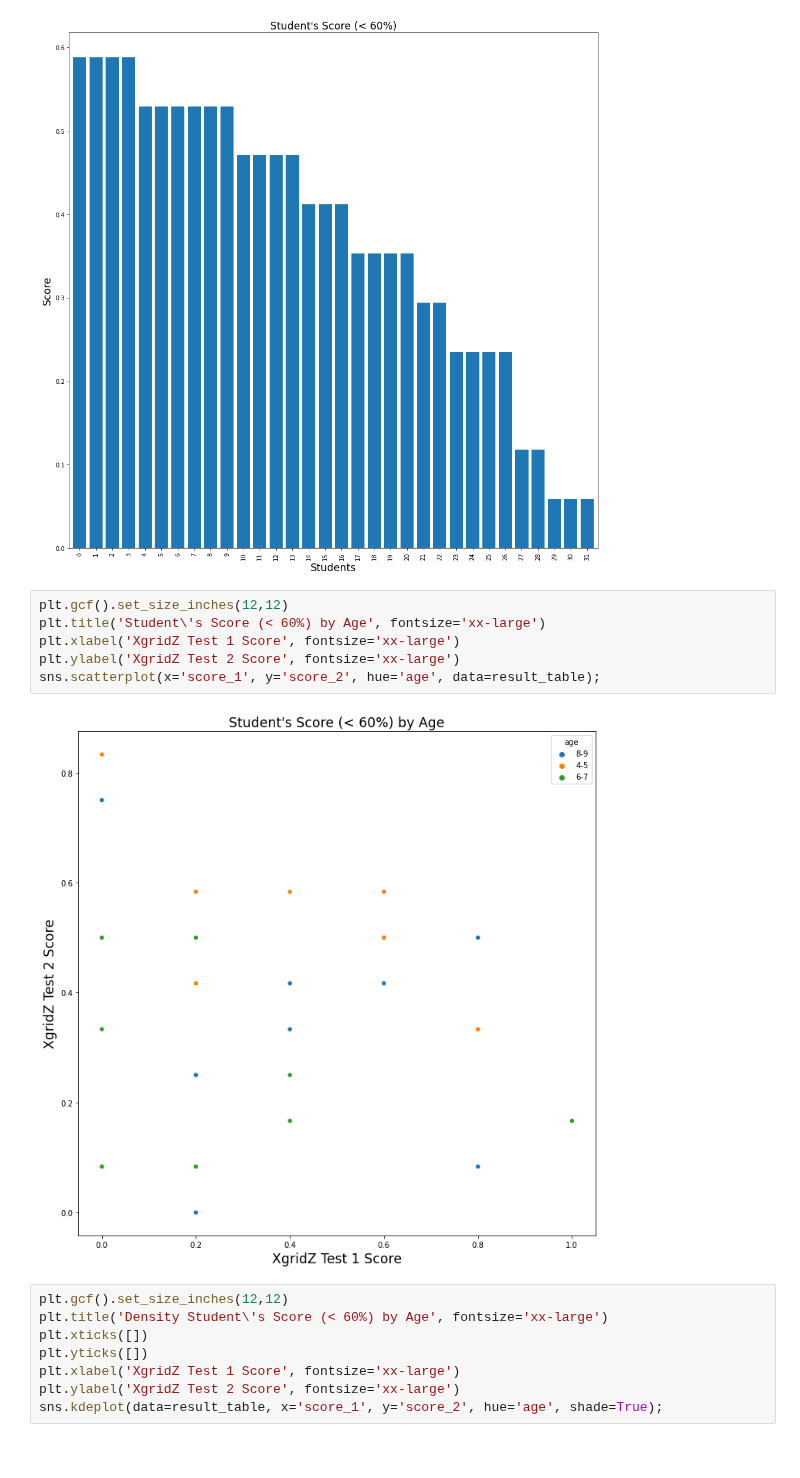
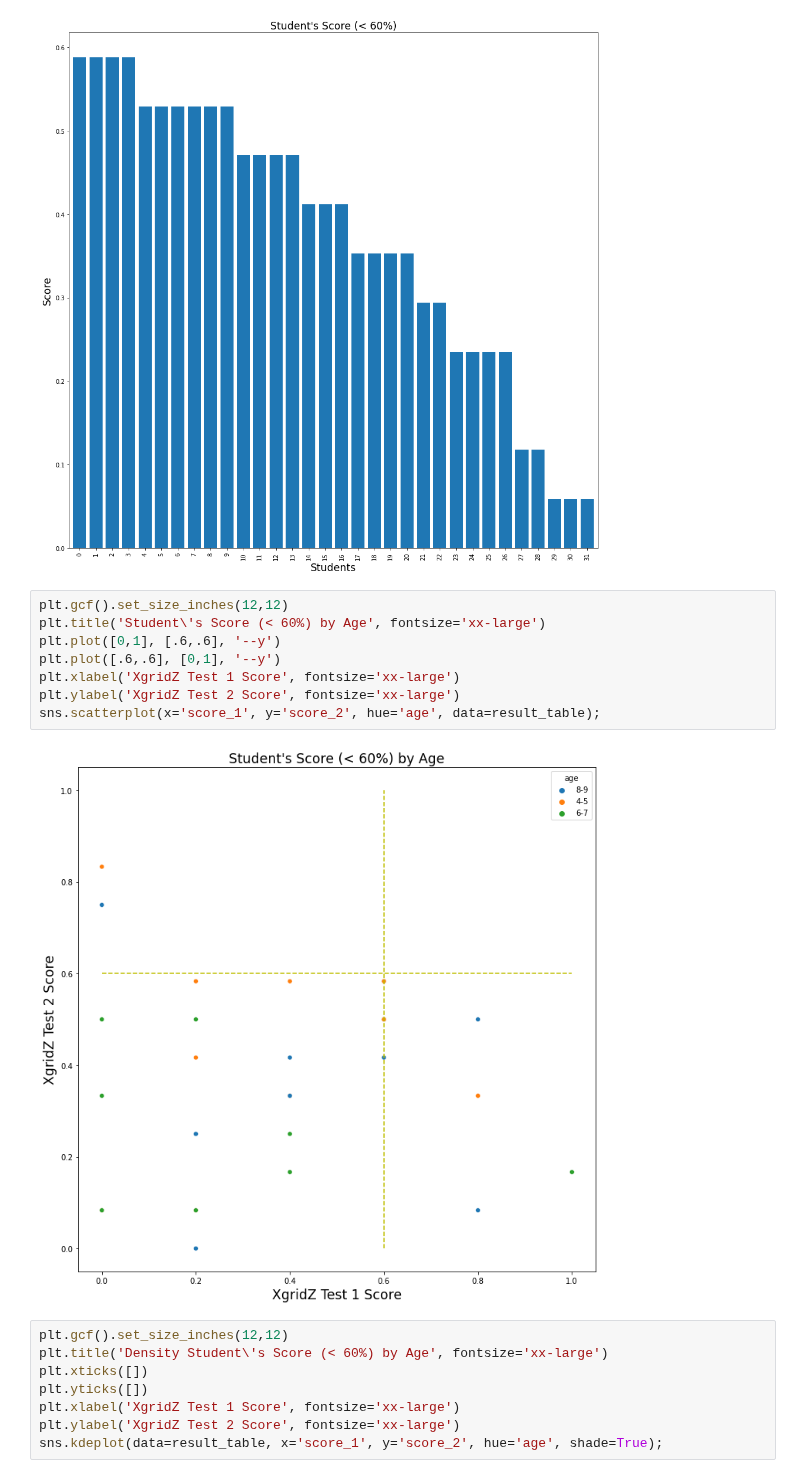
Before and after one commit to calldrj/NSF.Summer.2020, a Jupyter notebook: Xgridz.SQL.ipynb, the cells around one changed output. Cells and saved outputs as stored; diff of their text form.

```diff
--- a/Xgridz.SQL.ipynb
+++ b/Xgridz.SQL.ipynb
@@ -236,11 +236,13 @@ result_table['score'].plot.bar(result_table.score, figsize=(16,16), width=.8);
 # %%
 plt.gcf().set_size_inches(12,12)
 plt.title('Student\'s Score (< 60%) by Age', fontsize='xx-large')
+plt.plot([0,1], [.6,.6], '--y')
+plt.plot([.6,.6], [0,1], '--y')
 plt.xlabel('XgridZ Test 1 Score', fontsize='xx-large')
 plt.ylabel('XgridZ Test 2 Score', fontsize='xx-large')
 sns.scatterplot(x='score_1', y='score_2', hue='age', data=result_table);
 # %% [output]
-[figure, old version]
+[figure, new version]
 # %%
 plt.gcf().set_size_inches(12,12)
 plt.title('Density Student\'s Score (< 60%) by Age', fontsize='xx-large')
```
